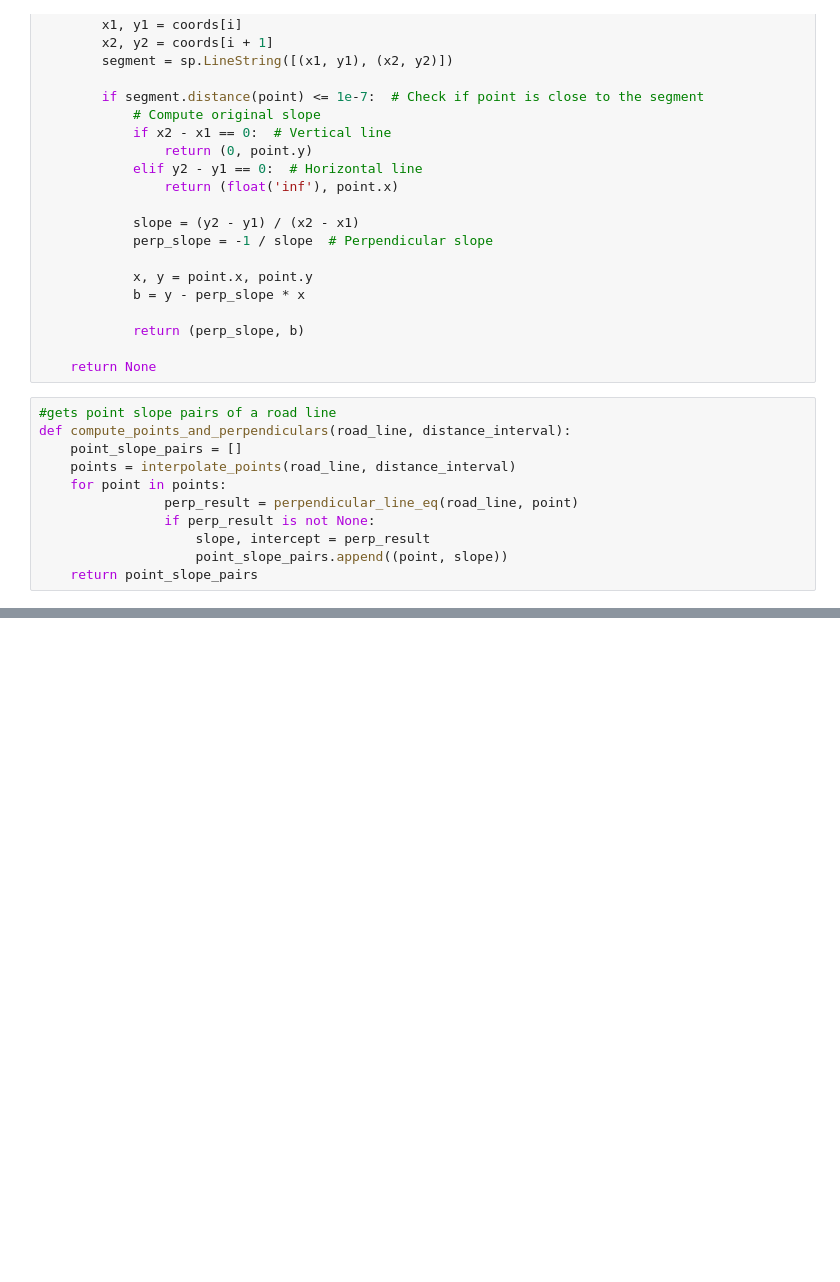
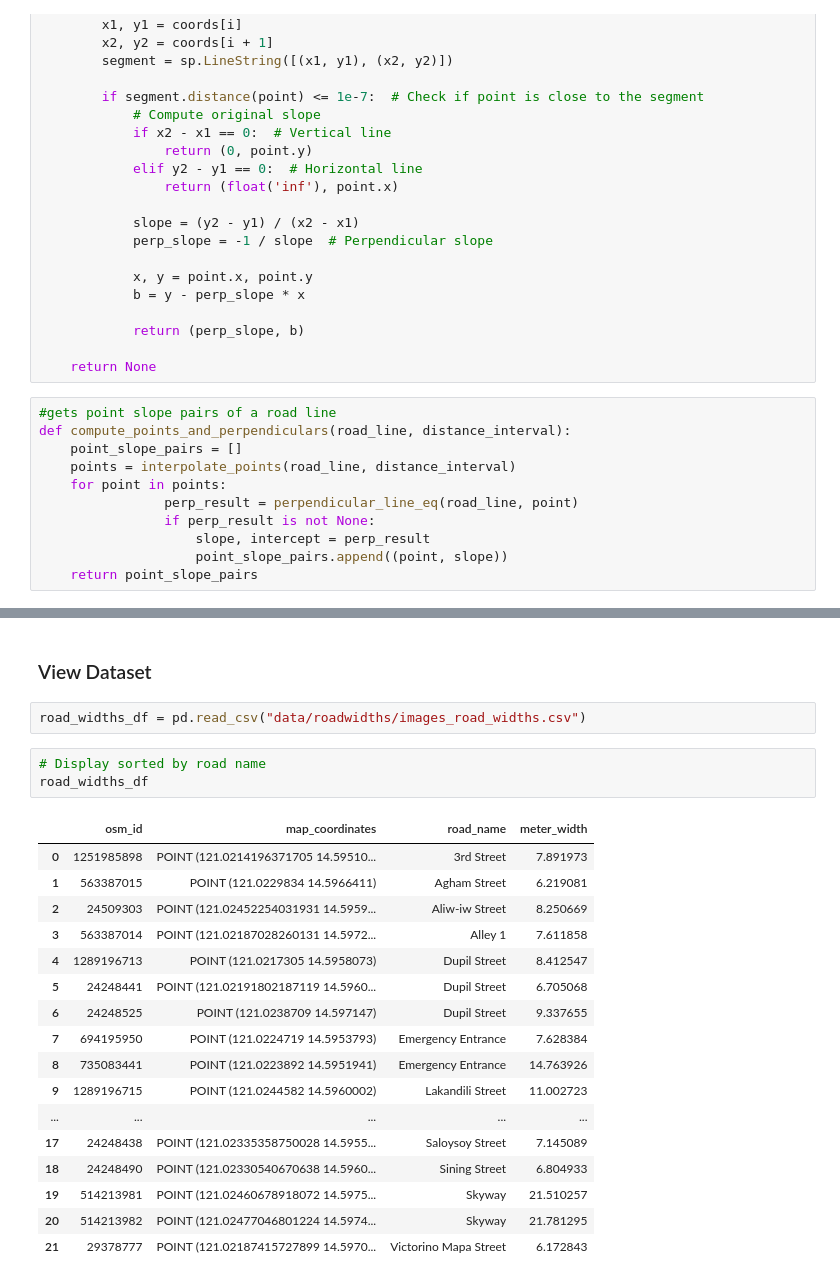
Before and after one commit to Roughienmn/Width-Extractor, a Jupyter notebook: Prototype.ipynb, the cells around one changed output, grey strips where cells are left out. Cells and saved outputs as stored; diff of their text form; blank space fills up the shorter version.

```diff
--- a/Prototype.ipynb
+++ b/Prototype.ipynb
@@ -774,0 +742,25 @@ avg_m_per_pixel = (meters_per_pixel(min_lat) + meters_per_pixel(max_lat)) / 2
+# %% [markdown]
+### View Dataset
+# %%
+road_widths_df = pd.read_csv("data/roadwidths/images_road_widths.csv")
+# %%
+# Display sorted by road name
+road_widths_df
+# %% [output]
+|  | osm_id | map_coordinates | road_name | meter_width |
+| 0 | 1251985898 | POINT (121.0214196371705 14.59510... | 3rd Street | 7.891973 |
+| 1 | 563387015 | POINT (121.0229834 14.5966411) | Agham Street | 6.219081 |
+| 2 | 24509303 | POINT (121.02452254031931 14.5959... | Aliw-iw Street | 8.250669 |
+| 3 | 563387014 | POINT (121.02187028260131 14.5972... | Alley 1 | 7.611858 |
+| 4 | 1289196713 | POINT (121.0217305 14.5958073) | Dupil Street | 8.412547 |
+| 5 | 24248441 | POINT (121.02191802187119 14.5960... | Dupil Street | 6.705068 |
+| 6 | 24248525 | POINT (121.0238709 14.597147) | Dupil Street | 9.337655 |
+| 7 | 694195950 | POINT (121.0224719 14.5953793) | Emergency Entrance | 7.628384 |
+| 8 | 735083441 | POINT (121.0223892 14.5951941) | Emergency Entrance | 14.763926 |
+| 9 | 1289196715 | POINT (121.0244582 14.5960002) | Lakandili Street | 11.002723 |
+| ... | ... | ... | ... | ... |
+| 17 | 24248438 | POINT (121.02335358750028 14.5955... | Saloysoy Street | 7.145089 |
+| 18 | 24248490 | POINT (121.02330540670638 14.5960... | Sining Street | 6.804933 |
+| 19 | 514213981 | POINT (121.02460678918072 14.5975... | Skyway | 21.510257 |
+| 20 | 514213982 | POINT (121.02477046801224 14.5974... | Skyway | 21.781295 |
+| 21 | 29378777 | POINT (121.02187415727899 14.5970... | Victorino Mapa Street | 6.172843 |
```
Also changed, not shown: parts of 50 cells of this notebook, 10 other files.
